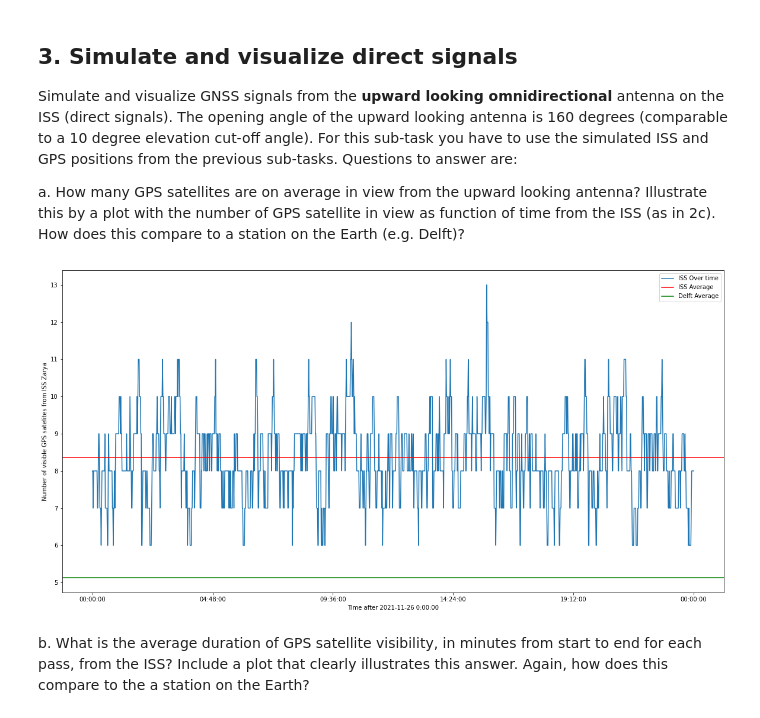
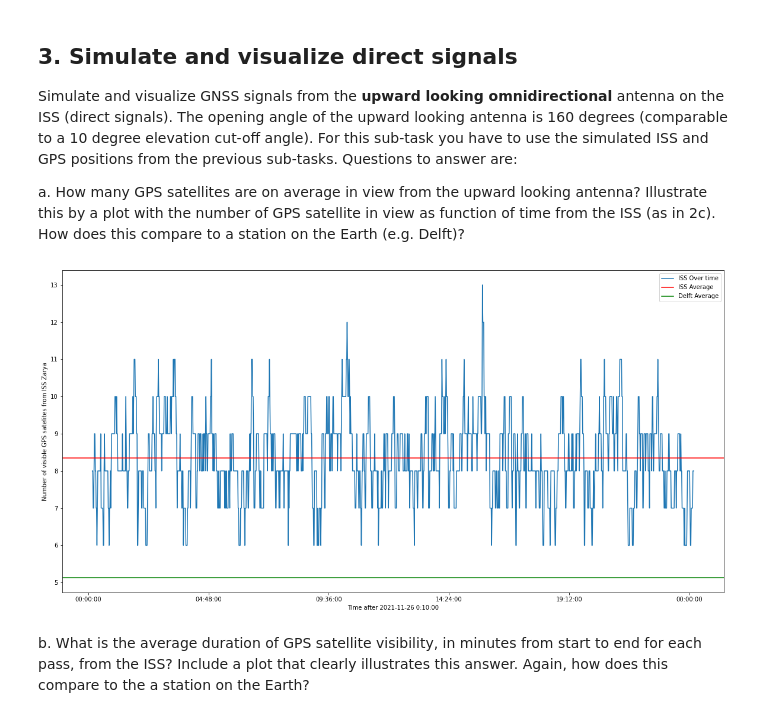
Before and after one commit to mlinds/sim_vis, a Jupyter notebook: assignment2/Assignment2Template.ipynb, the cells around one changed output. Saved outputs shown, nothing was run; the diff lists cells and outputs as text; code cells hidden in the pictures.

```diff
--- a/assignment2/Assignment2Template.ipynb
+++ b/assignment2/Assignment2Template.ipynb
@@ -81,8 +81,8 @@ TLEGET: Downloaded stations.txt from http://celestrak.com/NORAD/elements/
 Saved TLE to stations.txt
 # %%
 isat,name = tle.tlefind(tleERS,'ISS (ZA')
-numdays = 2
-t = tle.tledatenum(['2021-11-25 0:00:00', numdays*24*60 ,0.05])
+numdays = 20
+t = tle.tledatenum(['2021-11-25 0:00:00', numdays*24*60 ,0.5])
 def calculate_iss_ecef(t):
     """
     accepts a time array
@@ -194,9 +223,12 @@ TLEGET: Downloaded gps-ops.txt from http://celestrak.com/NORAD/elements/
 Saved TLE to GPS.txt
 # %%
 plt.figure(figsize=(20,10))
+date = '2021-11-28 0:00:00'
+plt.title(f'GPS Satellites groud tracks above earth \n 24 hours starting at {date}')
 for sat in gpsERS:
-    t = tle.tledatenum(['2021-11-28 0:00:00', 24*60 ,1])
+    t = tle.tledatenum([date, 24*60 ,1])
     xsat,vsat = tle.tle2vec(gpsERS,t,sat.name)
     xsate,vsate = crs.eci2ecef(t,xsat=xsat,vsat=vsat)
+
     tle.pltgroundtrack(xsate)
 # %% [output]
@@ -204,13 +235,0 @@ for sat in gpsERS:
-# %%
-# make a 3d plot
-plt.clf()
-fig = plt.figure("3D satellite orbit (ECI)",figsize=(20,10), tight_layout=True)
-ax = fig.add_subplot(121, projection='3d')
-for sat in gpsERS:
-    t = tle.tledatenum(['2021-11-15 0:00:00', 24*60 ,1])
-    xsat,vsat = tle.tle2vec(gpsERS,t,sat.name)
-    xsate,vsate = crs.eci2ecef(t,xsat=xsat,vsat=vsat)
-    # modified the plot_orbit_3d to pass extra parameters to the plt.plot() that actually adds the lines.
-    tle.plot_orbit_3D(ax,xsate,label=sat.name)
-
-plt.legend()
@@ -224,7 +239,7 @@ b.	Polar plot (skyplot), using the azimuth and zenith angles, for a station on t
 # %%
 # to create a polar plot we need to define a location and find the look angles there
 # we define a time array for this problem
-date_q2b = '2021-11-26 0:00:00'
+date_q2b = '2021-11-26 0:10:00'
 t = tle.tledatenum([date_q2b, 1*24*60, 1])
 
 # use location of delft in radians
@@ -322,7 +338,6 @@ Simulate and visualize GNSS signals from the **upward looking omnidirectional**
 a.	How many GPS satellites are on average in view from the upward looking antenna? Illustrate this by a plot with the number of GPS satellite in view as function of time from the ISS (as in 2c). How does this compare to a station on the Earth (e.g. Delft)?
 # %%
 # setup the time for this cell
-date_q3a = '2021-11-25 0:00:00'
 t = tle.tledatenum([date_q2b, 1*24*60, 1])
 
 # combine the two output arrays into a single array and store them as a variable
@@ -337,34 +352,34 @@ for i,sat in enumerate(gpsERS):
     xsat, vsat = tle.tle2vec(gpsERS, t, sat.name)
     xsate, vsate = crs.eci2ecef(t, xsat=xsat, vsat=vsat)
     sat_combined = np.concatenate((xsate, vsate), axis=1)
     lookangle, flags = crs.satlookanglesp(
         t,
         sat_combined,
         iss_combined,
         swathdef=['VIS', 0, 80, '']
     )
 
     # for each time step and satelite, it will show a 1 if visible and a 0 if not visible
     flags_array[:,i] = flags[:, 2] == 'VIS'
 
 visible_sats_iss = flags_array.sum(axis=1)
 
 plt.figure(figsize=(20, 10))
 
 plt.plot(t, visible_sats_iss,label='ISS Over time')
 date_form = mdates.DateFormatter("%H:%M:%S")
 plt.xlabel(f'Time after {date_q2b}')
 plt.ylabel('Number of visible GPS satelites from ISS Zarya')
 plt.gca().xaxis.set_major_formatter(date_form)
 plt.axhline(visible_sats_iss.mean(),color='r',label='ISS Average')
 plt.axhline(visible_sats_delft.mean(),color='g',label='Delft Average')
 plt.legend()
 
 # save for later use
 
 iss_flags_array = flags_array
 # %% [output]
-[figure, old version]
+[figure, new version]
 # %% [markdown]
 
 b.	What is the average duration of GPS satellite visibility, in minutes from start to end for each pass, from the ISS? Include a plot that clearly illustrates this answer. Again, how does this compare to the a station on the Earth?
```
Also changed, not shown: parts of 16 cells of this notebook.
